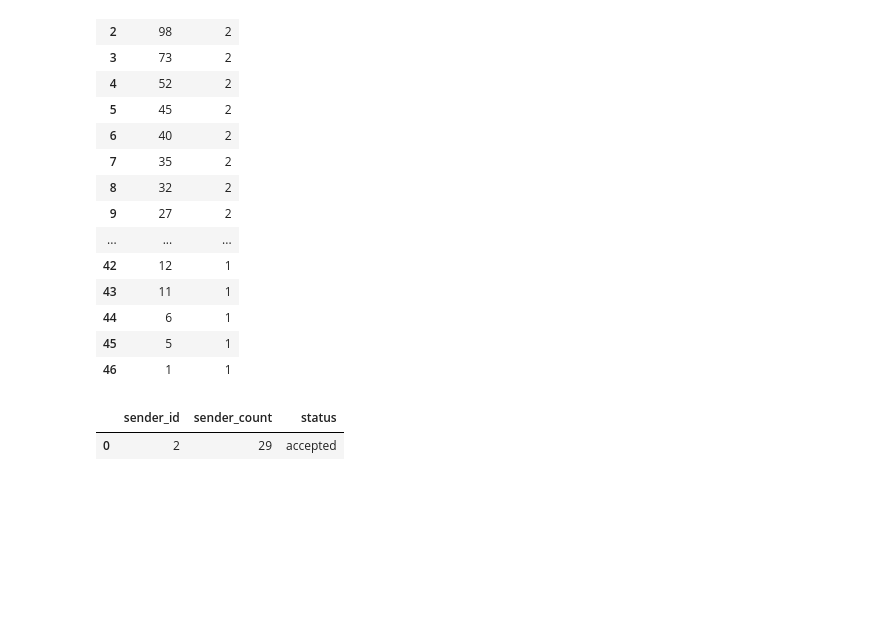
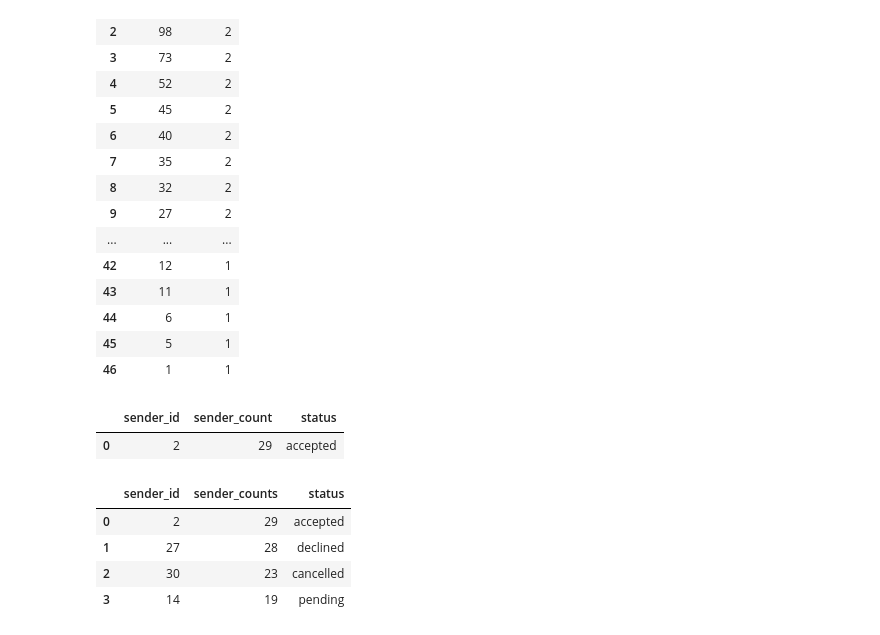
Before and after one commit to AlisonCG1/Project-datacopy, a Jupyter notebook: exploratory.ipynb, the cells around one changed output. Drawn from its saved outputs; the diff is of its cells as text; code cells hidden in the pictures; blank space fills up the shorter version.

```diff
--- a/exploratory.ipynb
+++ b/exploratory.ipynb
@@ -197,4 +200,13 @@ sender_count
 |  | sender_id | sender_count | status |
 | 0 | 2 | 29 | accepted |
 # %%
-query = "SELECT sender_id, COUNT(sender_id) AS sender_count, status FROM FriendRequest fr GROUP BY status ORDER BY sender_count DESC"
+query = "SELECT sender_id, COUNT(sender_id) AS sender_counts, status FROM FriendRequest fr GROUP BY status ORDER BY sender_counts DESC"
+sender_counts = pd.read_sql(query, conn)
+# %%
+sender_counts
+# %% [output]
+|  | sender_id | sender_counts | status |
+| 0 | 2 | 29 | accepted |
+| 1 | 27 | 28 | declined |
+| 2 | 30 | 23 | cancelled |
+| 3 | 14 | 19 | pending |
```
Also changed, not shown: parts of 4 cells of this notebook.
